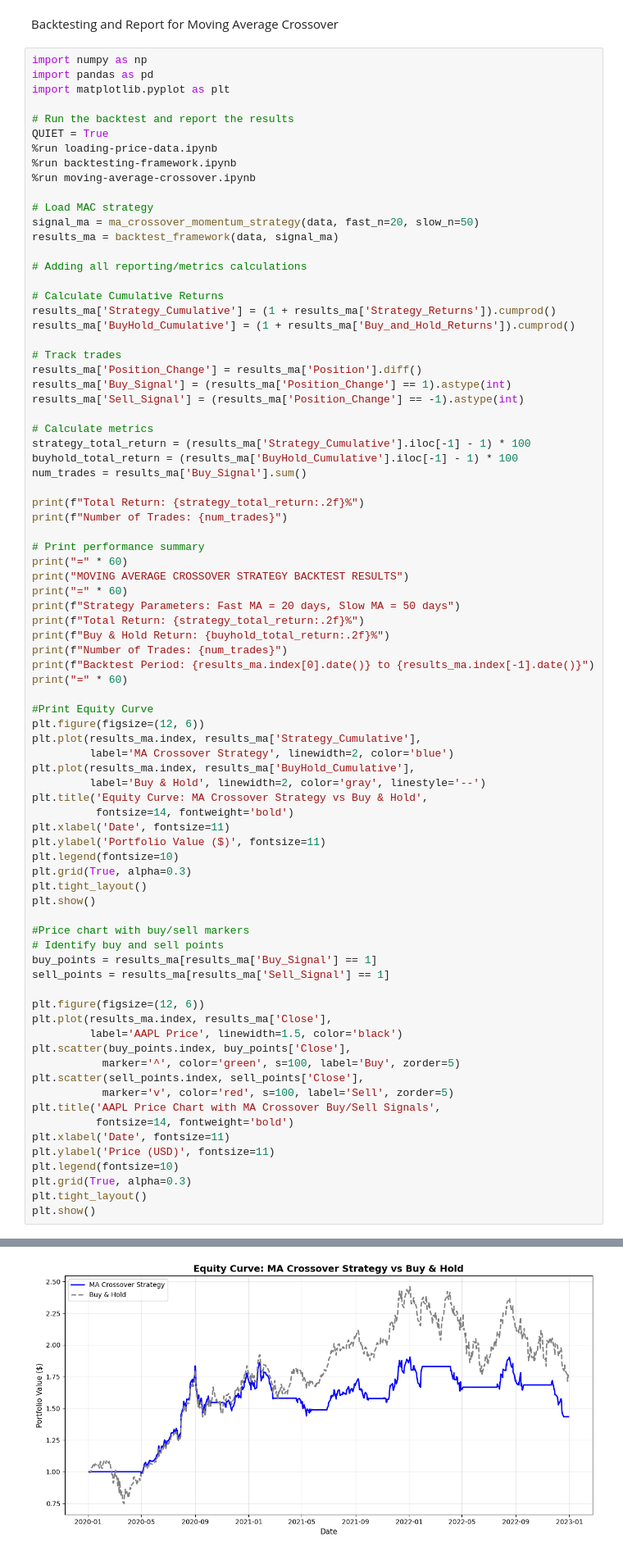
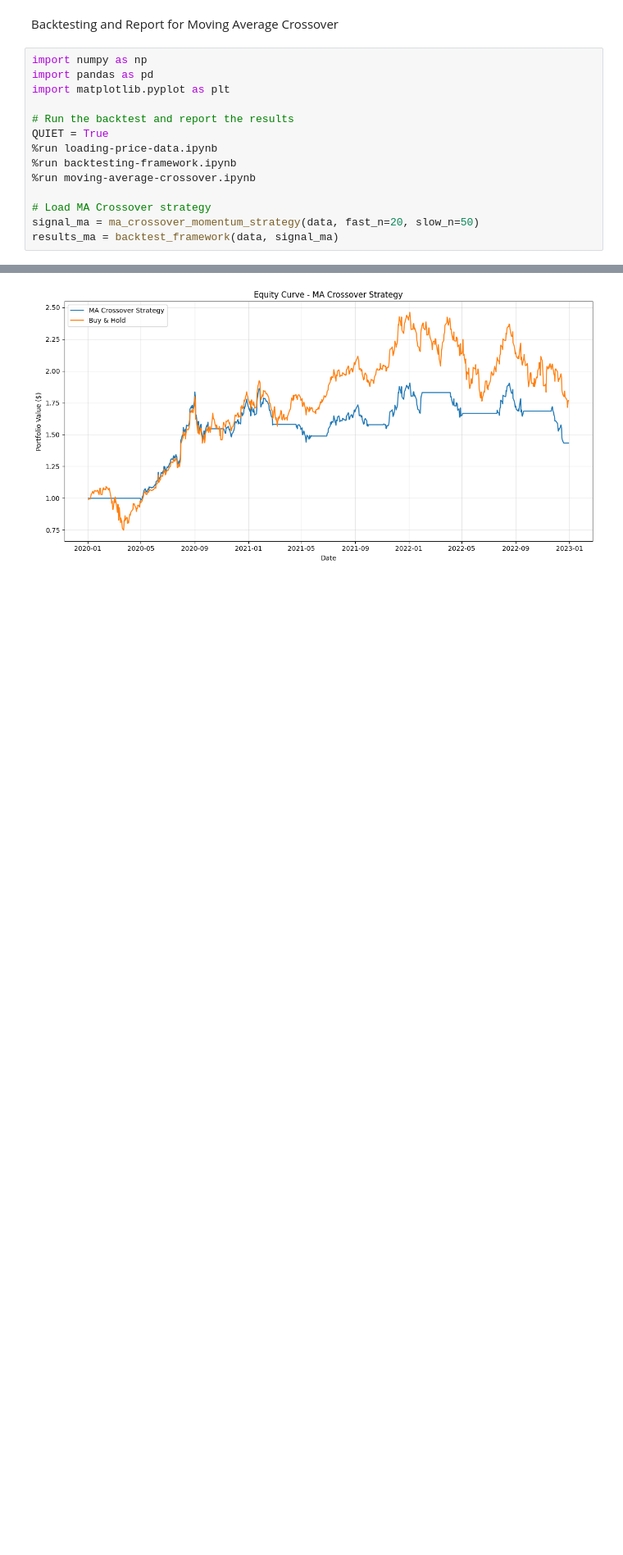
Before and after one commit to claudiaquinn07/Momentum_Trading_Assignment, a Jupyter notebook: backtest-and-report-mac.ipynb, the cells around one changed output, grey strips where cells are left out. Shown at 82% size. Cells and saved outputs as stored; diff of their text form; blank space fills up the shorter version.

Commit message:
Loaded MA Crossover strategy

```diff
--- a/backtest-and-report-mac.ipynb
+++ b/backtest-and-report-mac.ipynb
@@ -11,75 +11,9 @@ QUIET = True
 %run backtesting-framework.ipynb
 %run moving-average-crossover.ipynb
 
-# Load MAC strategy
+# Load MA Crossover strategy
 signal_ma = ma_crossover_momentum_strategy(data, fast_n=20, slow_n=50)
 results_ma = backtest_framework(data, signal_ma)
-
-# Adding all reporting/metrics calculations
-
-# Calculate Cumulative Returns
-results_ma['Strategy_Cumulative'] = (1 + results_ma['Strategy_Returns']).cumprod()
-results_ma['BuyHold_Cumulative'] = (1 + results_ma['Buy_and_Hold_Returns']).cumprod()
-
-# Track trades
-results_ma['Position_Change'] = results_ma['Position'].diff()
-results_ma['Buy_Signal'] = (results_ma['Position_Change'] == 1).astype(int)
-results_ma['Sell_Signal'] = (results_ma['Position_Change'] == -1).astype(int)
-
-# Calculate metrics
-strategy_total_return = (results_ma['Strategy_Cumulative'].iloc[-1] - 1) * 100
-buyhold_total_return = (results_ma['BuyHold_Cumulative'].iloc[-1] - 1) * 100
-num_trades = results_ma['Buy_Signal'].sum()
-
-print(f"Total Return: {strategy_total_return:.2f}%")
-print(f"Number of Trades: {num_trades}")
-
-# Print performance summary
-print("=" * 60)
-print("MOVING AVERAGE CROSSOVER STRATEGY BACKTEST RESULTS")
-print("=" * 60)
-print(f"Strategy Parameters: Fast MA = 20 days, Slow MA = 50 days")
-print(f"Total Return: {strategy_total_return:.2f}%")
-print(f"Buy & Hold Return: {buyhold_total_return:.2f}%")
-print(f"Number of Trades: {num_trades}")
-print(f"Backtest Period: {results_ma.index[0].date()} to {results_ma.index[-1].date()}")
-print("=" * 60)
-
-#Print Equity Curve
-plt.figure(figsize=(12, 6))
-plt.plot(results_ma.index, results_ma['Strategy_Cumulative'],
-         label='MA Crossover Strategy', linewidth=2, color='blue')
-plt.plot(results_ma.index, results_ma['BuyHold_Cumulative'],
-         label='Buy & Hold', linewidth=2, color='gray', linestyle='--')
-plt.title('Equity Curve: MA Crossover Strategy vs Buy & Hold',
-          fontsize=14, fontweight='bold')
-plt.xlabel('Date', fontsize=11)
-plt.ylabel('Portfolio Value ($)', fontsize=11)
-plt.legend(fontsize=10)
-plt.grid(True, alpha=0.3)
-plt.tight_layout()
-plt.show()
-
-#Price chart with buy/sell markers
-# Identify buy and sell points
-buy_points = results_ma[results_ma['Buy_Signal'] == 1]
-sell_points = results_ma[results_ma['Sell_Signal'] == 1]
-
-plt.figure(figsize=(12, 6))
-plt.plot(results_ma.index, results_ma['Close'],
-         label='AAPL Price', linewidth=1.5, color='black')
-plt.scatter(buy_points.index, buy_points['Close'],
-           marker='^', color='green', s=100, label='Buy', zorder=5)
-plt.scatter(sell_points.index, sell_points['Close'],
-           marker='v', color='red', s=100, label='Sell', zorder=5)
-plt.title('AAPL Price Chart with MA Crossover Buy/Sell Signals',
-          fontsize=14, fontweight='bold')
-plt.xlabel('Date', fontsize=11)
-plt.ylabel('Price (USD)', fontsize=11)
-plt.legend(fontsize=10)
-plt.grid(True, alpha=0.3)
-plt.tight_layout()
-plt.show()
 # %% [output]
 [*********************100%***********************]  1 of 1 completed
 [*********************100%***********************]  1 of 1 completed
@@ -97 +23 @@ Backtest Period: 2020-01-03 to 2022-12-30
-[figure, old version]
+[figure, new version]
```
Also changed, not shown: parts of 1 cell of this notebook.
